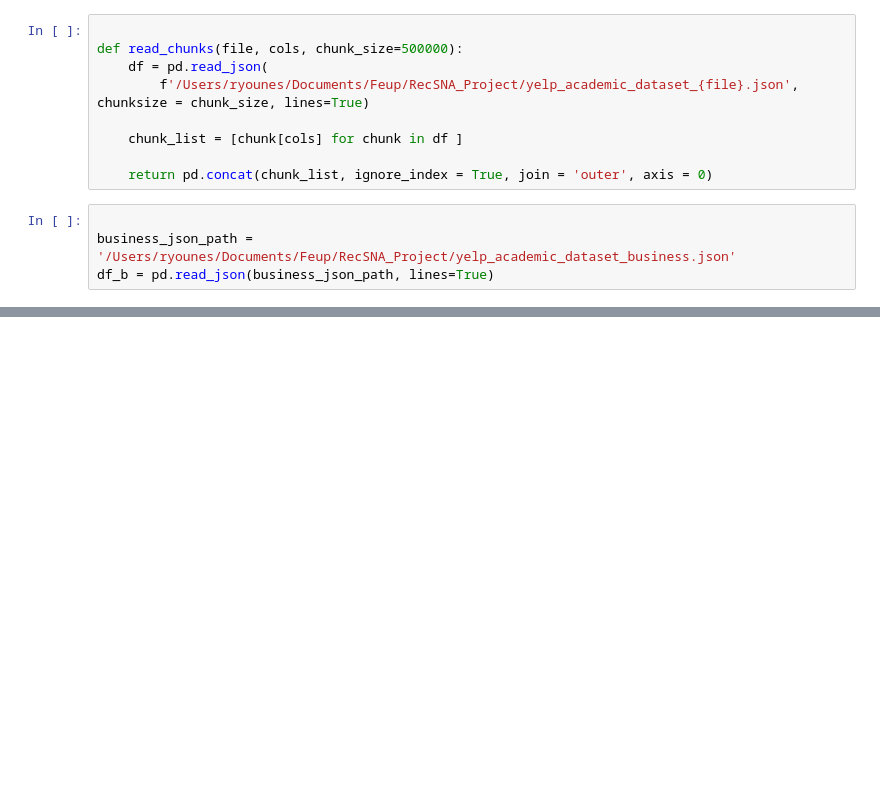
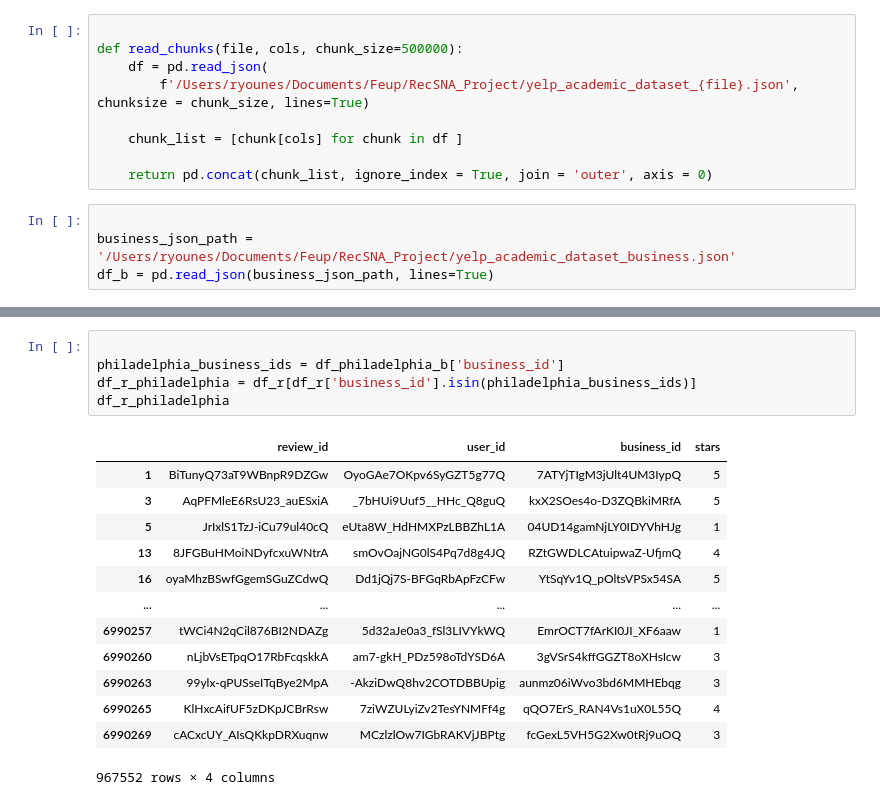
Before and after one commit to YounMars/Analysis-of-Complex-Data, a Jupyter notebook: Notebook/RecSNA_project.ipynb, the cells around one changed output, grey strips where cells are left out. Saved outputs shown, nothing was run; the diff lists cells and outputs as text; blank space fills up the shorter version.

```diff
--- a/Notebook/RecSNA_project.ipynb
+++ b/Notebook/RecSNA_project.ipynb
@@ -34,0 +81,19 @@ df_u
+# %%
+
+philadelphia_business_ids = df_philadelphia_b['business_id']
+df_r_philadelphia = df_r[df_r['business_id'].isin(philadelphia_business_ids)]
+df_r_philadelphia
+# %% [output]
+|  | review_id | user_id | business_id | stars |
+| 1 | BiTunyQ73aT9WBnpR9DZGw | OyoGAe7OKpv6SyGZT5g77Q | 7ATYjTIgM3jUlt4UM3IypQ | 5 |
+| 3 | AqPFMleE6RsU23_auESxiA | _7bHUi9Uuf5__HHc_Q8guQ | kxX2SOes4o-D3ZQBkiMRfA | 5 |
+| 5 | JrIxlS1TzJ-iCu79ul40cQ | eUta8W_HdHMXPzLBBZhL1A | 04UD14gamNjLY0IDYVhHJg | 1 |
+| 13 | 8JFGBuHMoiNDyfcxuWNtrA | smOvOajNG0lS4Pq7d8g4JQ | RZtGWDLCAtuipwaZ-UfjmQ | 4 |
+| 16 | oyaMhzBSwfGgemSGuZCdwQ | Dd1jQj7S-BFGqRbApFzCFw | YtSqYv1Q_pOltsVPSx54SA | 5 |
+| ... | ... | ... | ... | ... |
+| 6990257 | tWCi4N2qCil876BI2NDAZg | 5d32aJe0a3_fSl3LIVYkWQ | EmrOCT7fArKI0JI_XF6aaw | 1 |
+| 6990260 | nLjbVsETpqO17RbFcqskkA | am7-gkH_PDz598oTdYSD6A | 3gVSrS4kffGGZT8oXHsIcw | 3 |
+| 6990263 | 99ylx-qPUSseITqBye2MpA | -AkziDwQ8hv2COTDBBUpig | aunmz06iWvo3bd6MMHEbqg | 3 |
+| 6990265 | KlHxcAifUF5zDKpJCBrRsw | 7ziWZULyiZv2TesYNMFf4g | qQO7ErS_RAN4Vs1uX0L55Q | 4 |
+| 6990269 | cACxcUY_AIsQKkpDRXuqnw | MCzlzlOw7IGbRAKVjJBPtg | fcGexL5VH5G2Xw0tRj9uOQ | 3 |
+967552 rows × 4 columns
```
Also changed, not shown: parts of 11 cells of this notebook, 1 other file.
